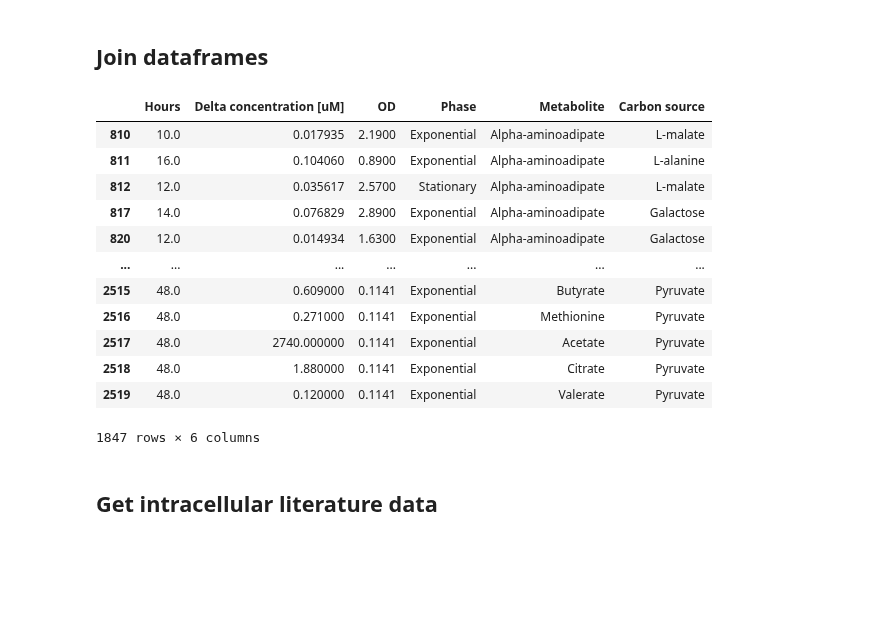
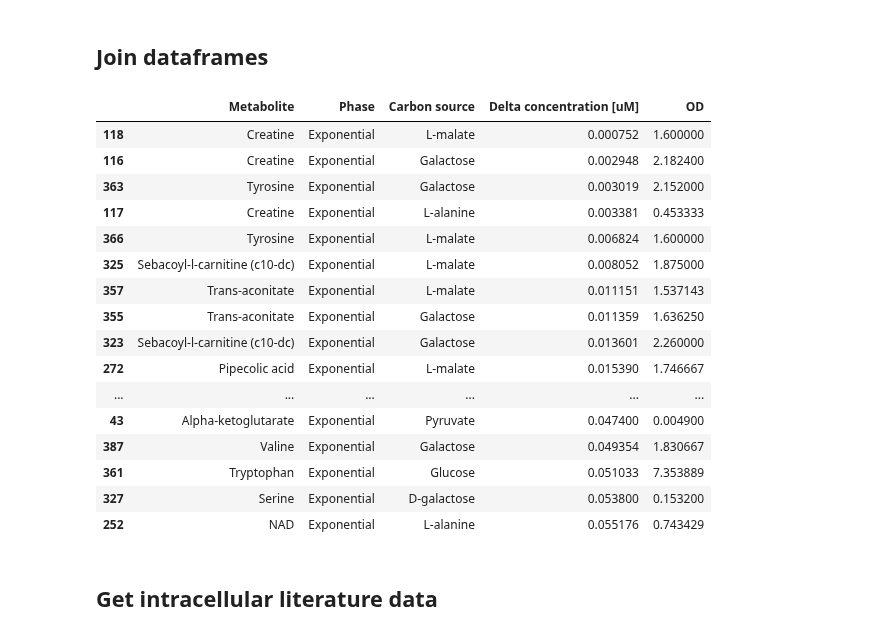
Before and after one commit to sulheim/metabolite-release, a Jupyter notebook: notebooks/4_death/4C_death.ipynb, the cells around one changed output. Saved outputs shown, nothing was run; the diff lists cells and outputs as text; code cells hidden in the pictures; blank space fills up the shorter version.

```diff
--- a/notebooks/4_death/4C_death.ipynb
+++ b/notebooks/4_death/4C_death.ipynb
@@ -151,22 +151,28 @@ paczia_dfL['Carbon source'] = 'Glucose'
 df_ex = pd.concat([sintef_df, paczia_dfL, vila_df])[['Hours', 'Delta concentration [uM]', 'OD', 'Phase', 'Metabolite', 'Carbon source']]
 # %%
 df_ex = df_ex.loc[~df_ex.isna().any(axis=1)]
+# %%
+df_ex_g = df_ex.groupby(['Metabolite', 'Phase', 'Carbon source']).agg({'Delta concentration [uM]':'mean', 'OD':'mean'}).reset_index()
 # %%
-df_ex
+df_ex_g.loc[df_ex_g.Phase=='Exponential'].sort_values(by = 'Delta concentration [uM]', ascending=True).head(30)
 # %% [output]
-|  | Hours | Delta concentration [uM] | OD | Phase | Metabolite | Carbon source |
-| 810 | 10.0 | 0.017935 | 2.1900 | Exponential | Alpha-aminoadipate | L-malate |
-| 811 | 16.0 | 0.104060 | 0.8900 | Exponential | Alpha-aminoadipate | L-alanine |
-| 812 | 12.0 | 0.035617 | 2.5700 | Stationary | Alpha-aminoadipate | L-malate |
-| 817 | 14.0 | 0.076829 | 2.8900 | Exponential | Alpha-aminoadipate | Galactose |
-| 820 | 12.0 | 0.014934 | 1.6300 | Exponential | Alpha-aminoadipate | Galactose |
-| ... | ... | ... | ... | ... | ... | ... |
-| 2515 | 48.0 | 0.609000 | 0.1141 | Exponential | Butyrate | Pyruvate |
-| 2516 | 48.0 | 0.271000 | 0.1141 | Exponential | Methionine | Pyruvate |
-| 2517 | 48.0 | 2740.000000 | 0.1141 | Exponential | Acetate | Pyruvate |
-| 2518 | 48.0 | 1.880000 | 0.1141 | Exponential | Citrate | Pyruvate |
-| 2519 | 48.0 | 0.120000 | 0.1141 | Exponential | Valerate | Pyruvate |
+|  | Metabolite | Phase | Carbon source | Delta concentration [uM] | OD |
+| 118 | Creatine | Exponential | L-malate | 0.000752 | 1.600000 |
+| 116 | Creatine | Exponential | Galactose | 0.002948 | 2.182400 |
+| 363 | Tyrosine | Exponential | Galactose | 0.003019 | 2.152000 |
+| 117 | Creatine | Exponential | L-alanine | 0.003381 | 0.453333 |
+| 366 | Tyrosine | Exponential | L-malate | 0.006824 | 1.600000 |
+| 325 | Sebacoyl-l-carnitine (c10-dc) | Exponential | L-malate | 0.008052 | 1.875000 |
+| 357 | Trans-aconitate | Exponential | L-malate | 0.011151 | 1.537143 |
+| 355 | Trans-aconitate | Exponential | Galactose | 0.011359 | 1.636250 |
+| 323 | Sebacoyl-l-carnitine (c10-dc) | Exponential | Galactose | 0.013601 | 2.260000 |
+| 272 | Pipecolic acid | Exponential | L-malate | 0.015390 | 1.746667 |
+| ... | ... | ... | ... | ... | ... |
+| 43 | Alpha-ketoglutarate | Exponential | Pyruvate | 0.047400 | 0.004900 |
+| 387 | Valine | Exponential | Galactose | 0.049354 | 1.830667 |
+| 361 | Tryptophan | Exponential | Glucose | 0.051033 | 7.353889 |
+| 327 | Serine | Exponential | D-galactose | 0.053800 | 0.153200 |
+| 252 | NAD | Exponential | L-alanine | 0.055176 | 0.743429 |
-1847 rows × 6 columns
 # %% [markdown]
 ## Get intracellular literature data
 # %%
```
Also changed, not shown: parts of 1 cell of this notebook, 4 other files.
